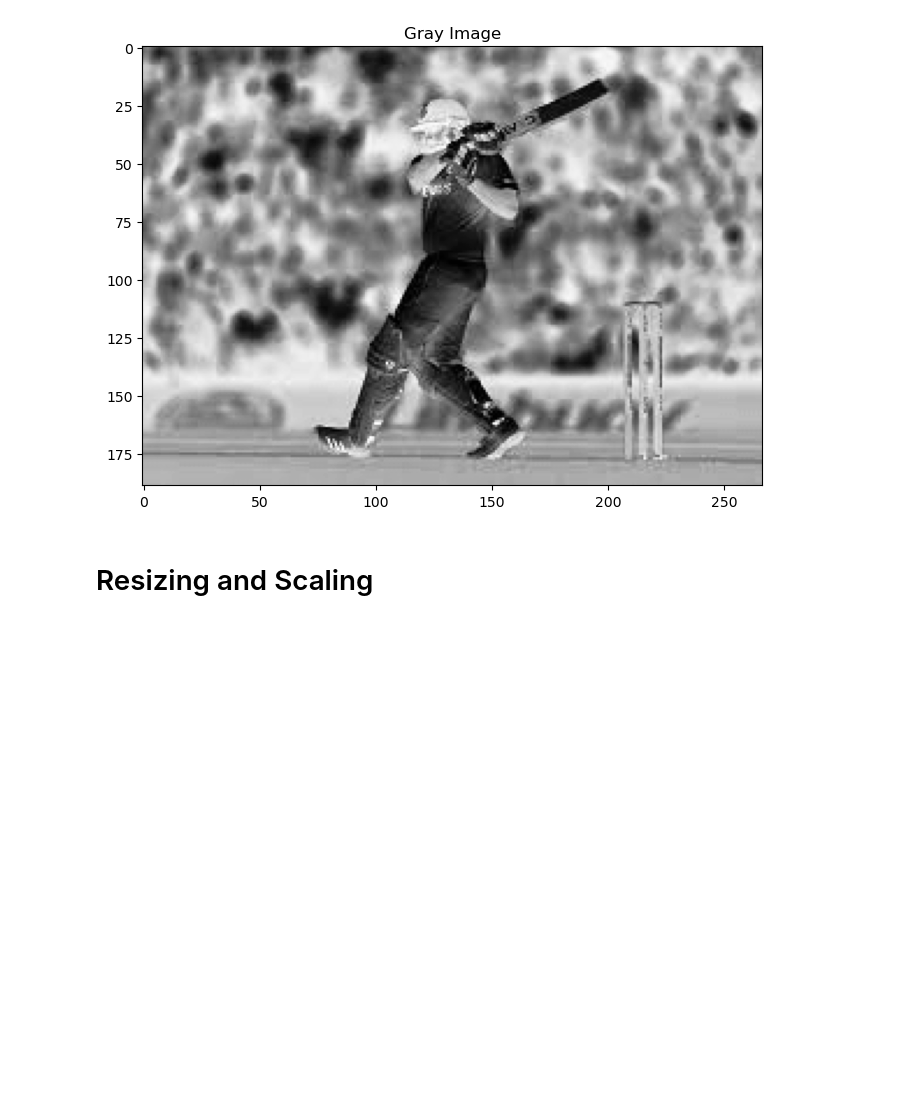
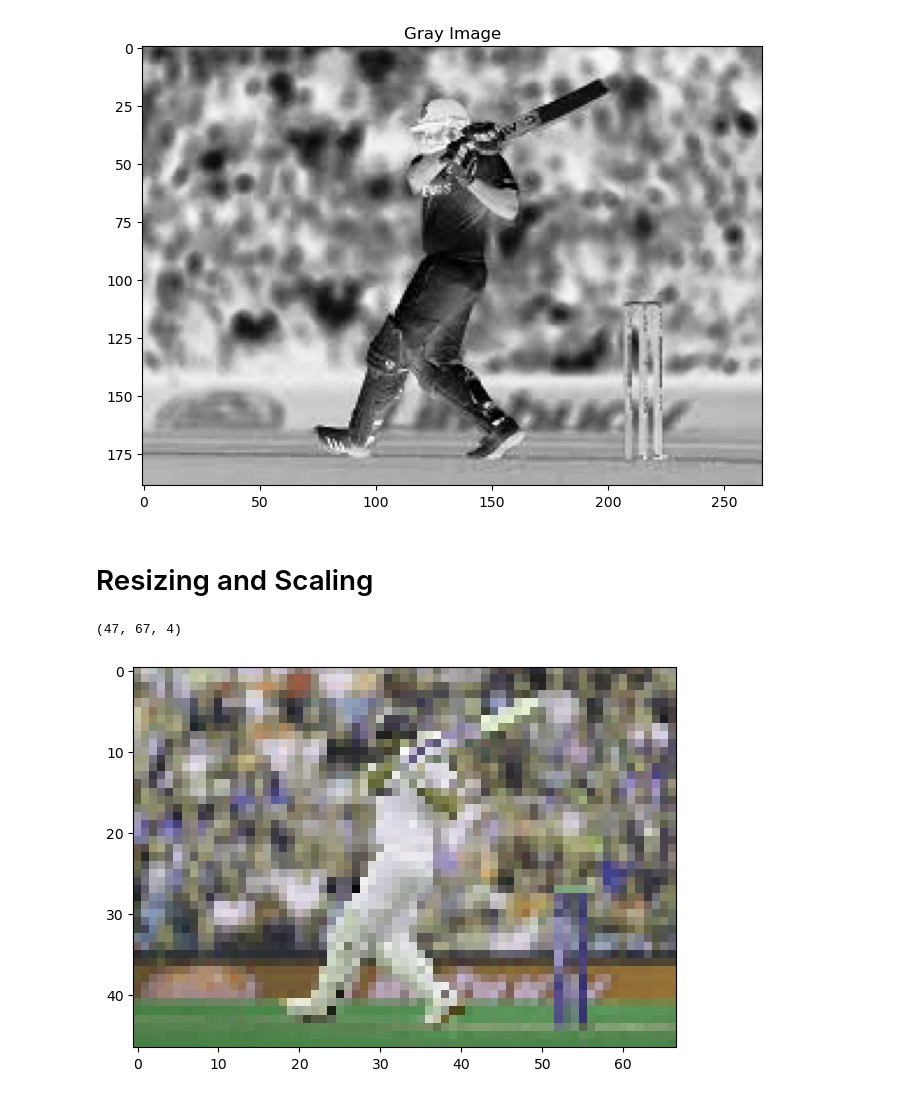
Before and after one commit to Michila0/pose-detection, a Jupyter notebook: ImageProcessing-checkpoint.ipynb, the cells around one changed output. Drawn from its saved outputs; the diff is of its cells as text; code cells hidden in the pictures; blank space fills up the shorter version.

```diff
--- a/ImageProcessing-checkpoint.ipynb
+++ b/ImageProcessing-checkpoint.ipynb
@@ -179,5 +179,14 @@ plt.show()
 [figure]
 # %% [markdown]
 # Resizing and Scaling
+# %%
+img_resized.shape
+# %% [output]
+(47, 67, 4)
 # %%
-img_resize = cv2.resize(img, None, fx=0.2, fy=0.2, interpolation=cv2.INTER_CUBIC)
+img_resized = cv2.resize(img, None, fx=0.25, fy=0.25, interpolation=cv2.INTER_CUBIC)
+fig, ax = plt.subplots(figsize=(7, 7))
+ax.imshow(img_resized)
+plt.show()
+# %% [output]
+[figure, added]
```
Also changed, not shown: parts of 3 cells of this notebook.
